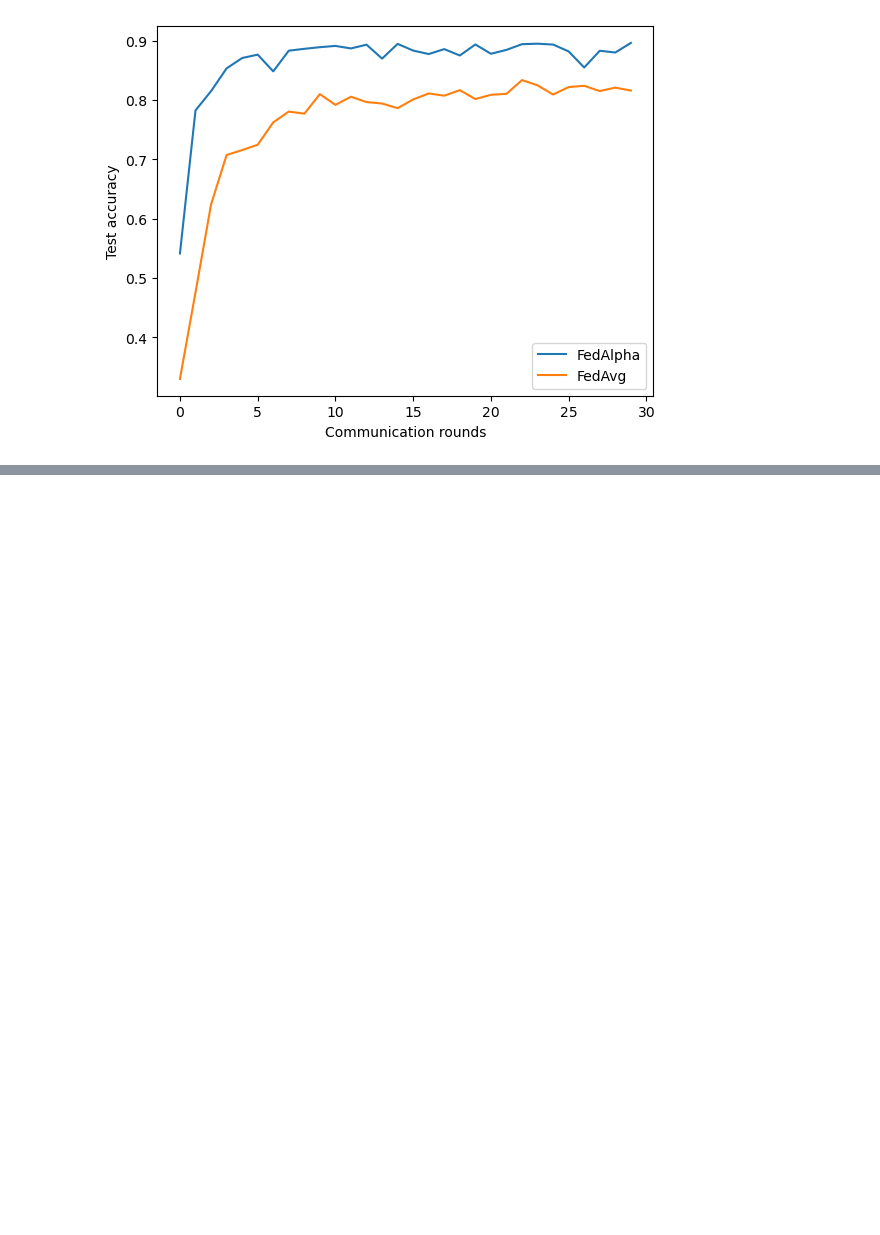
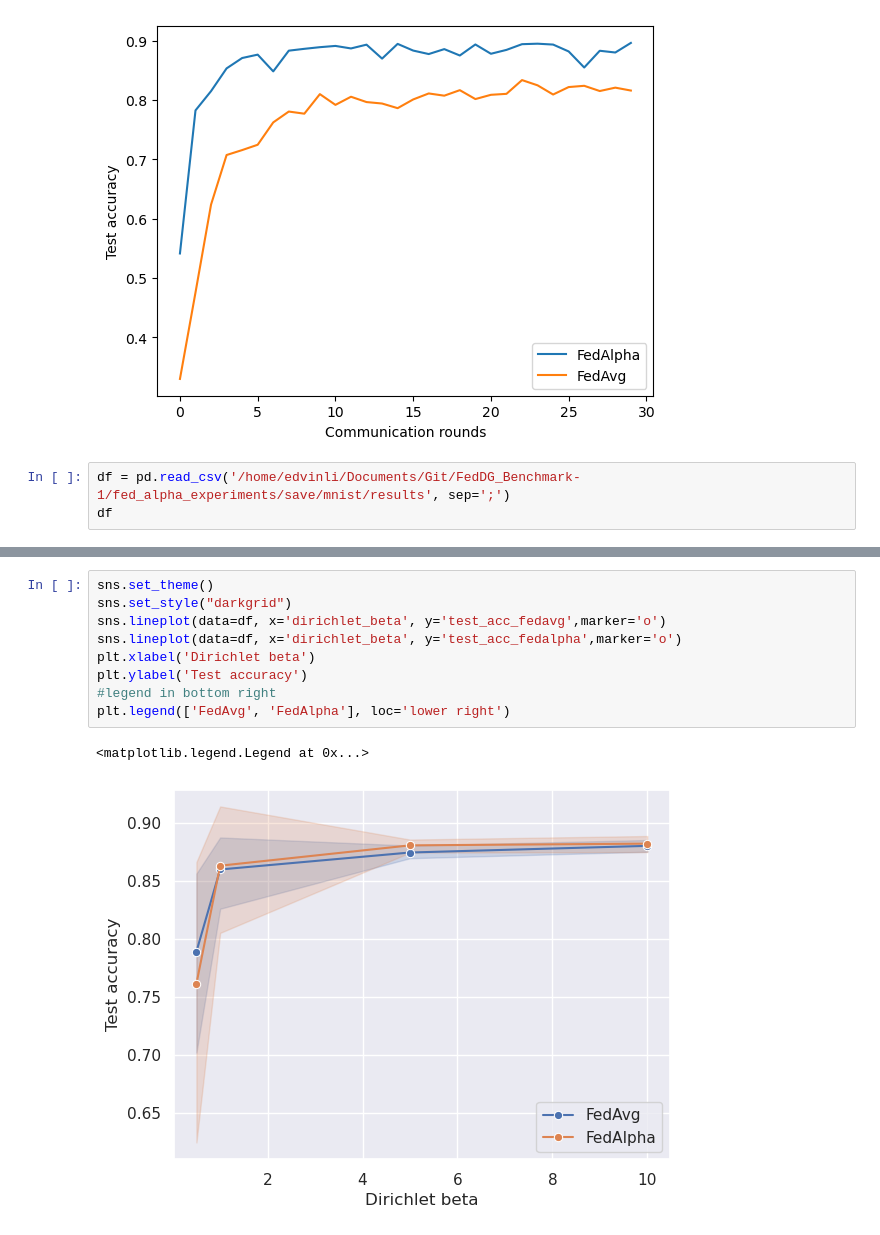
Before and after one commit to Breitholtz/FedDG_Benchmark, a Jupyter notebook: fed_alpha_experiments/playground_mnist.ipynb, the cells around one changed output, grey strips where cells are left out. Saved outputs shown, nothing was run; the diff lists cells and outputs as text; blank space fills up the shorter version.

```diff
--- a/fed_alpha_experiments/playground_mnist.ipynb
+++ b/fed_alpha_experiments/playground_mnist.ipynb
@@ -452,3 +453,6 @@ plt.legend(['FedAlpha', 'FedAvg'])
 # %% [output]
 <matplotlib.legend.Legend at 0x...>
 [figure]
+# %%
+df = pd.read_csv('/home/edvinli/Documents/Git/FedDG_Benchmark-1/fed_alpha_experiments/save/mnist/results', sep=';')
+df
@@ -454,0 +477,12 @@ plt.legend(['FedAlpha', 'FedAvg'])
+# %%
+sns.set_theme()
+sns.set_style("darkgrid")
+sns.lineplot(data=df, x='dirichlet_beta', y='test_acc_fedavg',marker='o')
+sns.lineplot(data=df, x='dirichlet_beta', y='test_acc_fedalpha',marker='o')
+plt.xlabel('Dirichlet beta')
+plt.ylabel('Test accuracy')
+#legend in bottom right
+plt.legend(['FedAvg', 'FedAlpha'], loc='lower right')
+# %% [output]
+<matplotlib.legend.Legend at 0x...>
+[figure, added]
```
Also changed, not shown: parts of 9 cells of this notebook, 8 other files.
